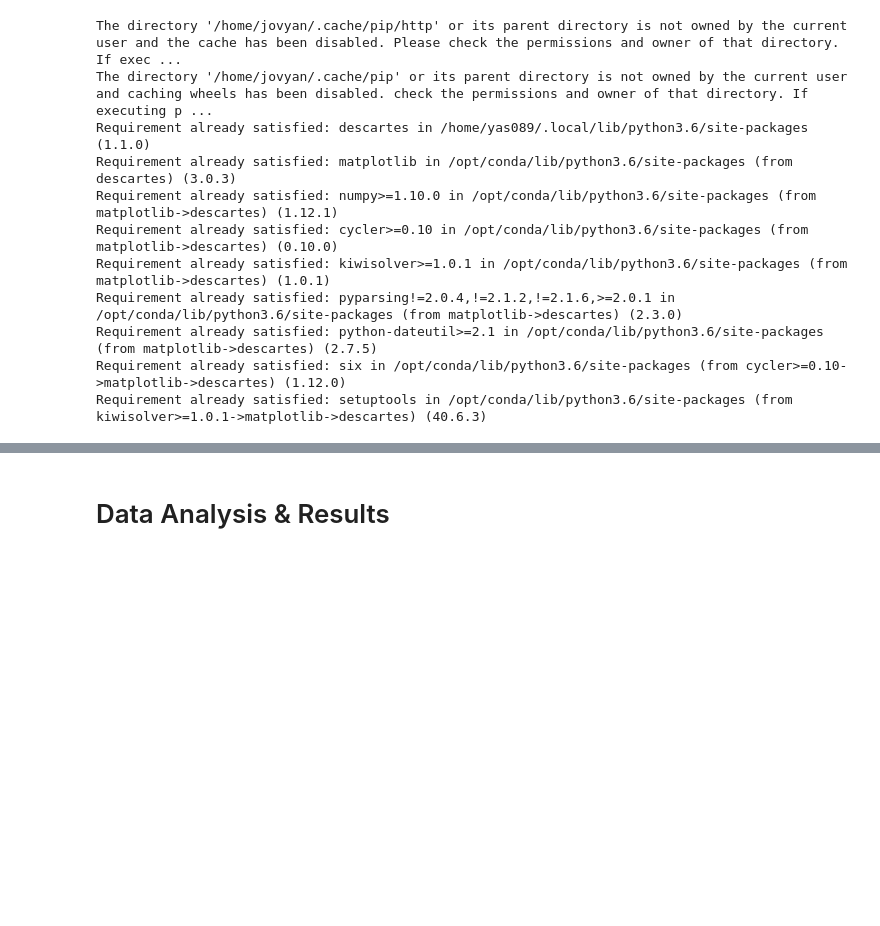
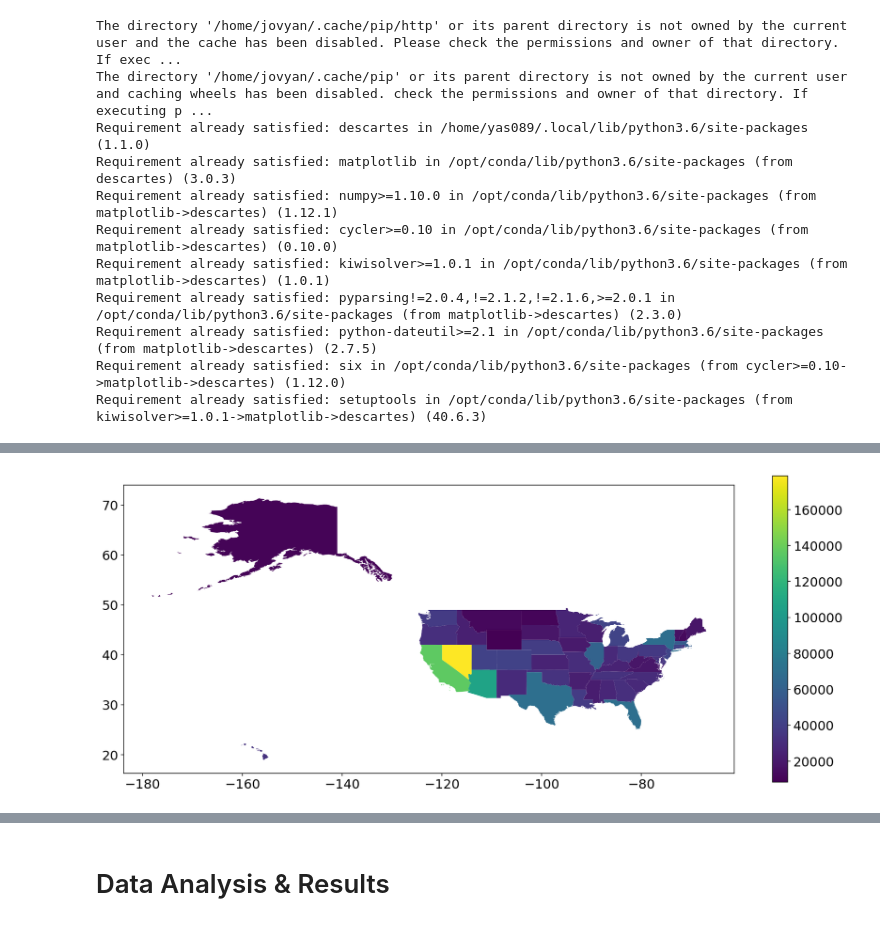
Before and after one commit to jij106/Projects, a Jupyter notebook: FinalProject.ipynb, the cells around one changed output, grey strips where cells are left out. Saved outputs shown, nothing was run; the diff lists cells and outputs as text; code cells hidden in the pictures; blank space fills up the shorter version.

```diff
--- a/FinalProject.ipynb
+++ b/FinalProject.ipynb
@@ -466,0 +463,9 @@ new_df['avg(P_below_middle_school)'] =  pd.to_numeric(new_df['avg(P_below_middle
+# %%
+fig, ax = plt.subplots(1, 1, figsize=(17, 7))
+divider = make_axes_locatable(ax)
+new_df.plot(column='avg(P_below_poverty)', ax=ax, legend=True);
+
+
+new_df['avg(P_below_poverty)'] =  pd.to_numeric(new_df['avg(P_below_poverty)'])
+# %% [output]
+[figure, added]
```
Also changed, not shown: parts of 9 cells of this notebook.
